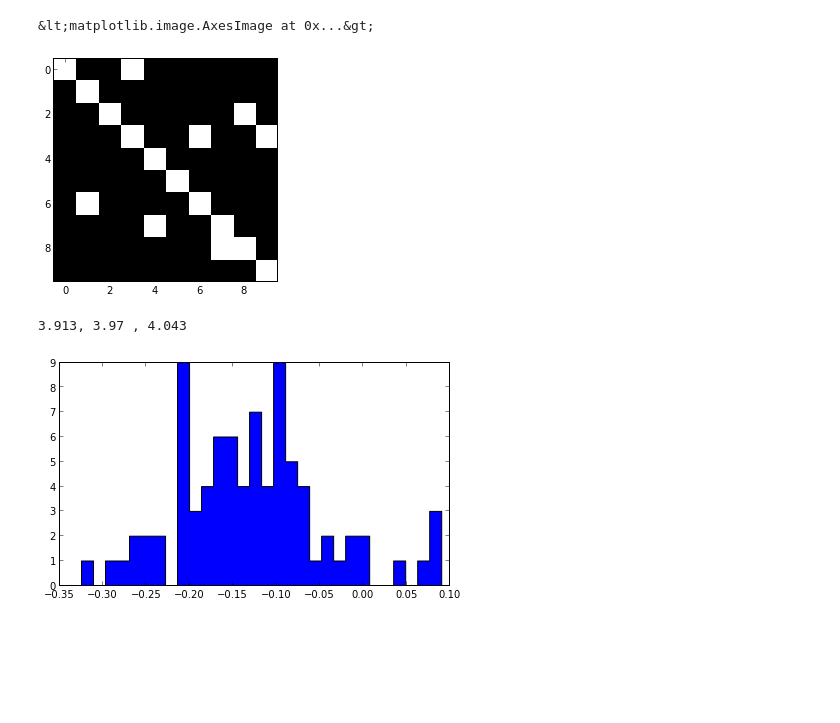
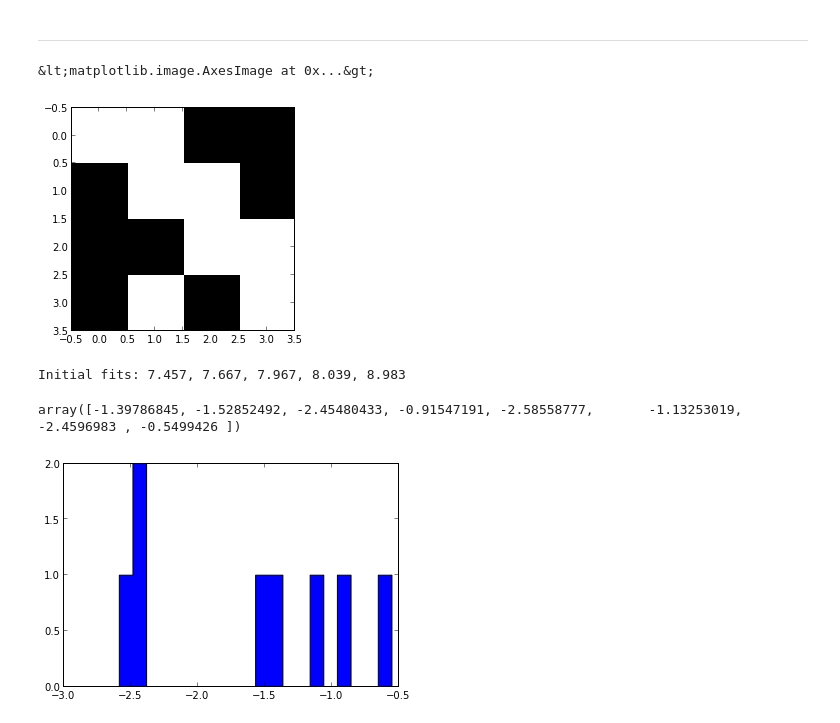
Before and after one commit to autonlab/active-matrix-factorization, a Jupyter notebook: python-pmf/choice-quality.ipynb, the cells around one changed output. Drawn from its saved outputs; the diff is of its cells as text; code cells hidden in the pictures; blank space fills up the shorter version.

```diff
--- a/python-pmf/choice-quality.ipynb
+++ b/python-pmf/choice-quality.ipynb
@@ -9,15 +11,15 @@ def fit(real, known, latent_d=1, ret_pmf=False, subtract_mean=False,        sig_
+# %% [markdown]
+<hr />
 # %%
 real = np.load('../results/10x10_r4_d4_k4_K36/run0/data.pkl')['_real']real_rmse = functools.partial(rmse, real=real)
 # %%
-real, _, _ = make_fake_data(noise=0, num_users=10, num_items=10,                            rank=1, mask_type='diag')real_rmse = functools.partial(rmse, real=real)
+real, _, _ = make_fake_data(noise=0, num_users=4, num_items=4,                            rank=2, mask_type='diag',                            u_mean=10, v_mean=10)real_rmse = functools.partial(rmse, real=real)
 # %%
-init_known = random_known(*real.shape, num_nondiag=7)imshow(init_known, interpolation='nearest', cmap=cm.gray)
+init_known = random_known(*real.shape, num_nondiag=4)imshow(init_known, interpolation='nearest', cmap=cm.gray)
 # %% [output]
 &lt;matplotlib.image.AxesImage at 0x...&gt;
-[figure, old version]
+[figure, new version]
 # %%
-fitter = functools.partial(fit, real=real, sig_u=1e2, sig_v=1e2, latent_d=4, stop_thresh=1e-4, min_learning_rate=1e-10)num_fits = 3
+fitter = functools.partial(fit, sig_u=1e2, sig_v=1e2, latent_d=4, stop_thresh=1e-8, min_learning_rate=1e-10)init_rmse, child_fits, child_rmses, rmses_arr = get_fit_options(real, known, fitter=fitter, num_fits=5, pick=0)
+# %% [output]
+Initial fits: 7.457, 7.667, 7.967, 8.039, 8.983
-# %%
-init_fit = [fitter(known=init_known) for x in range(num_fits)]init_rmses = sorted(map(rmse_real, init_fit))init_rmse = np.median(init_rmses)print(', '.join("{:<5.4}".format(r) for r in init_rmses))
-# %% [output]
-3.913, 3.97 , 4.043
@@ -26,4 +26,8 @@ child_fits = {}child_rmses = {}rmses_arr = np.empty(real.shape); rmses_arr.fill(
+# %%
+rmses_arr[np.logical_not(known)] - init_rmse
+# %% [output]
+array([-1.39786845, -1.52852492, -2.45480433, -0.91547191, -2.58558777,       -1.13253019, -2.4596983 , -0.5499426 ])
 # %%
-hist(np.array([np.median(rmses) for rmses in child_rmses.values()]) - init_rmse, bins=30, histtype='stepfilled')None
+hist(rmses_arr[np.logical_not(known)] - init_rmse, bins=20, histtype='stepfilled')None
 # %% [output]
-[figure, old version]
+[figure, new version]
```
Also changed, not shown: parts of 19 cells of this notebook, 1 other file.
